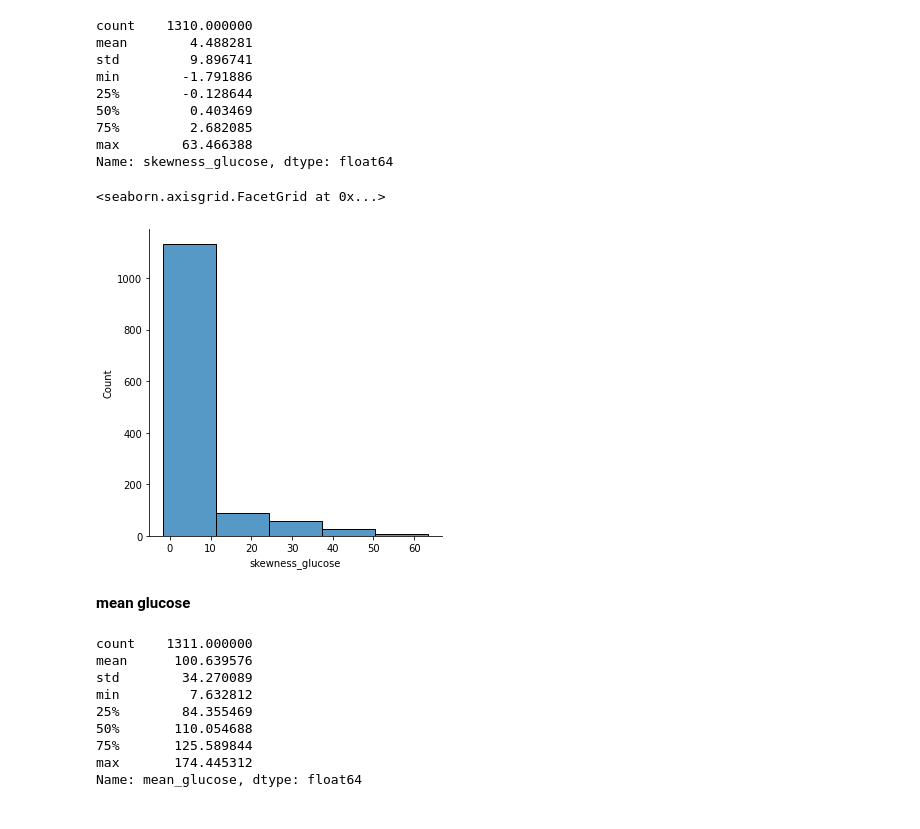
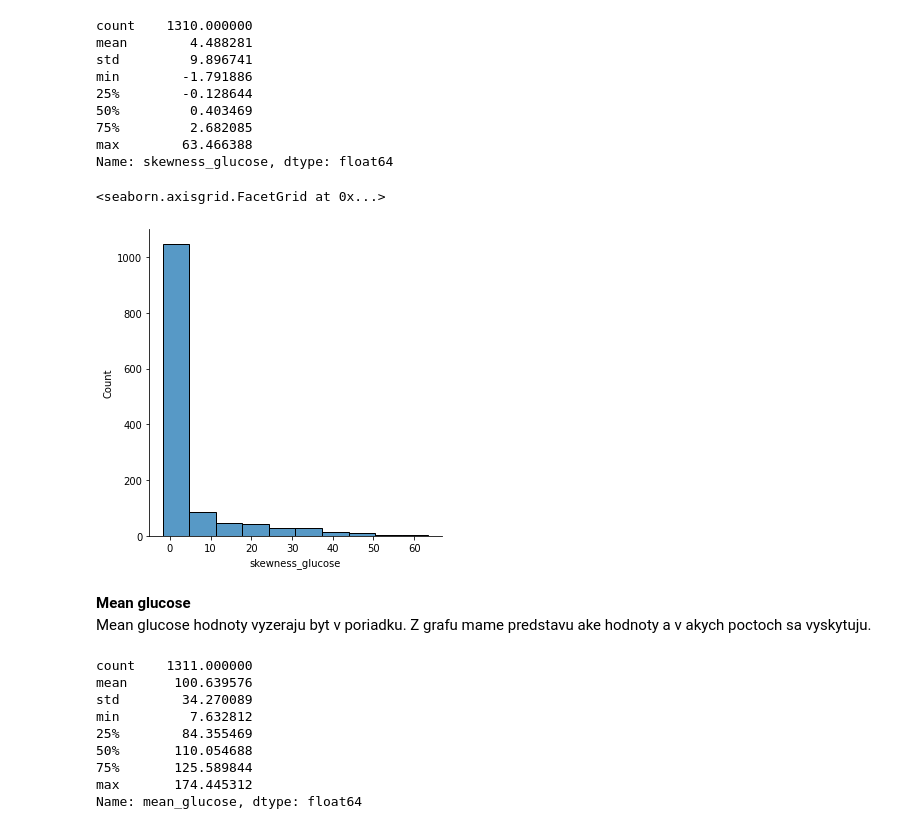
Before and after one commit to Marian-N/IAU, a Jupyter notebook: Untitled.ipynb, the cells around one changed output. Saved outputs shown, nothing was run; the diff lists cells and outputs as text; code cells hidden in the pictures.

```diff
--- a/Untitled.ipynb
+++ b/Untitled.ipynb
@@ -464,12 +439,13 @@ min        -1.791886
 max        63.466388
 Name: skewness_glucose, dtype: float64
 # %%
-sns.displot(df['skewness_glucose'], bins=5)
+sns.displot(df['skewness_glucose'], bins=10)
 # %% [output]
 <seaborn.axisgrid.FacetGrid at 0x...>
-[figure, old version]
+[figure, new version]
-# %% [markdown]
-**mean glucose**
+# %% [markdown]
+**Mean glucose**
+Mean glucose hodnoty vyzeraju byt v poriadku. Z grafu mame predstavu ake hodnoty a v akych poctoch sa vyskytuju.
 # %%
 df['mean_glucose'].describe()
 # %% [output]
```
Also changed, not shown: parts of 92 cells of this notebook.
